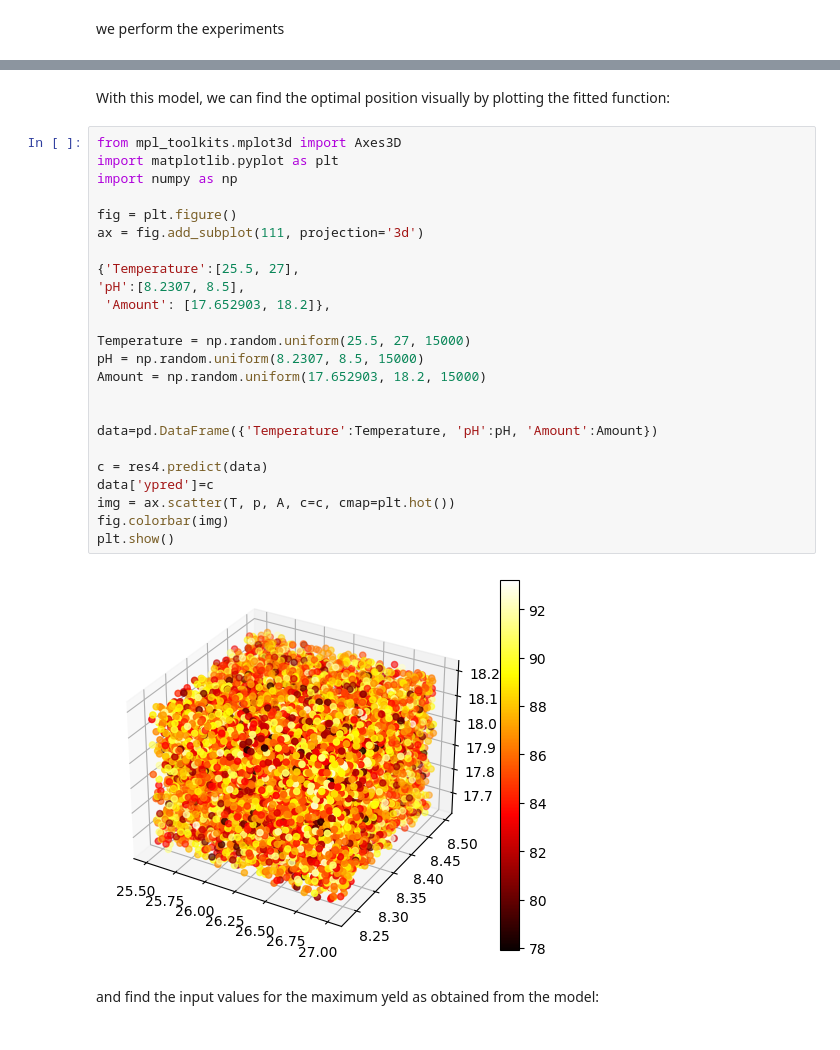
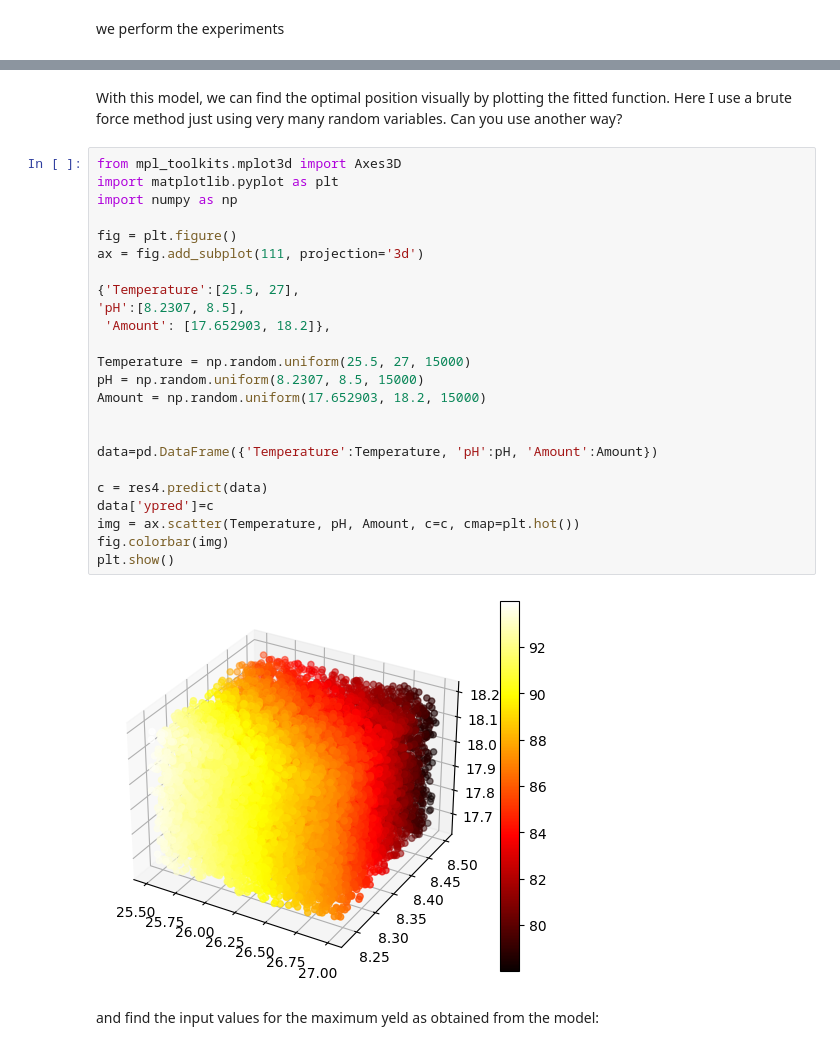
Before and after one commit to peterbmob/DHMVADoE, a Jupyter notebook: Excercises/resp.ipynb, the cells around one changed output, grey strips where cells are left out. Saved outputs shown, nothing was run; the diff lists cells and outputs as text.

```diff
--- a/Excercises/resp.ipynb
+++ b/Excercises/resp.ipynb
@@ -640,32 +633,32 @@ Notes:
 strong multicollinearity or other numerical problems.
 # %% [markdown]
-With this model, we can find the optimal position visually by plotting the fitted function:
+With this model, we can find the optimal position visually by plotting the fitted function. Here I use a brute force method just using very many random variables. Can you use another way?
 # %%
 from mpl_toolkits.mplot3d import Axes3D
 import matplotlib.pyplot as plt
 import numpy as np
 
 fig = plt.figure()
 ax = fig.add_subplot(111, projection='3d')
 
 {'Temperature':[25.5, 27],
 'pH':[8.2307, 8.5],
  'Amount': [17.652903, 18.2]},
 
 Temperature = np.random.uniform(25.5, 27, 15000)
 pH = np.random.uniform(8.2307, 8.5, 15000)
 Amount = np.random.uniform(17.652903, 18.2, 15000)
 
 
 data=pd.DataFrame({'Temperature':Temperature, 'pH':pH, 'Amount':Amount})
 
 c = res4.predict(data)
 data['ypred']=c
-img = ax.scatter(T, p, A, c=c, cmap=plt.hot())
+img = ax.scatter(Temperature, pH, Amount, c=c, cmap=plt.hot())
 fig.colorbar(img)
 plt.show()
 # %% [output]
-[figure, old version]
+[figure, new version]
 # %% [markdown]
 and find the input values for the maximum yeld as obtained from the model:
 # %%
```
Also changed, not shown: parts of 21 cells of this notebook.
